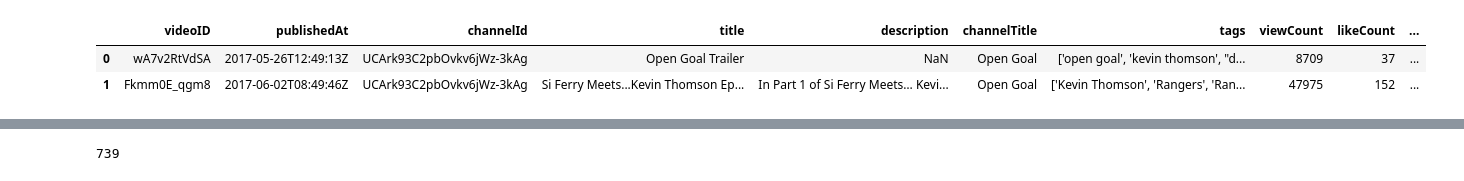
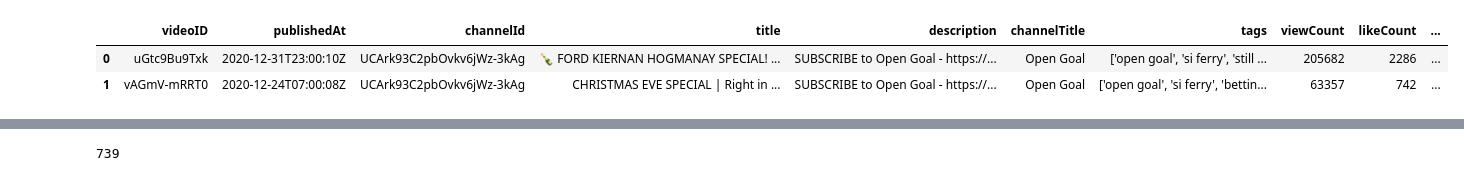
Before and after one commit to JonR45/OpenGoal, a Jupyter notebook: notebooks/5_0_visualise.ipynb, the cells around one changed output, grey strips where cells are left out. Drawn from its saved outputs; the diff is of its cells as text; code cells hidden in the pictures.

```diff
--- a/notebooks/5_0_visualise.ipynb
+++ b/notebooks/5_0_visualise.ipynb
@@ -14,11 +15,11 @@ from src.processing.data_manipulation import single_metric_dataframes, split_int
 # %%
 raw_data = pd.read_csv("data/processed/json_data_processed.csv")
 data = raw_data.copy()
 df = pd.DataFrame(data)
-df.sort_values(by=["publishedAt"], inplace=True)
-df.reset_index(inplace=True, drop=True)
+# df.sort_values(by=["publishedAt"], inplace=True)
+# df.reset_index(inplace=True, drop=True)
 df.head(2)
 # %% [output]
 |  | videoID | publishedAt | channelId | title | description | channelTitle | tags | viewCount | likeCount | ... |
-| 0 | wA7v2RtVdSA | 2017-05-26T12:49:13Z | UCArk93C2pbOvkv6jWz-3kAg | Open Goal Trailer | NaN | Open Goal | ['open goal', 'kevin thomson', "d... | 8709 | 37 | ... |
-| 1 | Fkmm0E_qgm8 | 2017-06-02T08:49:46Z | UCArk93C2pbOvkv6jWz-3kAg | Si Ferry Meets...Kevin Thomson Ep... | In Part 1 of Si Ferry Meets… Kevi... | Open Goal | ['Kevin Thomson', 'Rangers', 'Ran... | 47975 | 152 | ... |
+| 0 | uGtc9Bu9Txk | 2020-12-31T23:00:10Z | UCArk93C2pbOvkv6jWz-3kAg | 🍾 FORD KIERNAN HOGMANAY SPECIAL! ... | SUBSCRIBE to Open Goal - https://... | Open Goal | ['open goal', 'si ferry', 'still ... | 205682 | 2286 | ... |
+| 1 | vAGmV-mRRT0 | 2020-12-24T07:00:08Z | UCArk93C2pbOvkv6jWz-3kAg | CHRISTMAS EVE SPECIAL | Right in ... | SUBSCRIBE to Open Goal - https://... | Open Goal | ['open goal', 'si ferry', 'bettin... | 63357 | 742 | ... |
```
Also changed, not shown: parts of 9 cells of this notebook, 3 other files.
